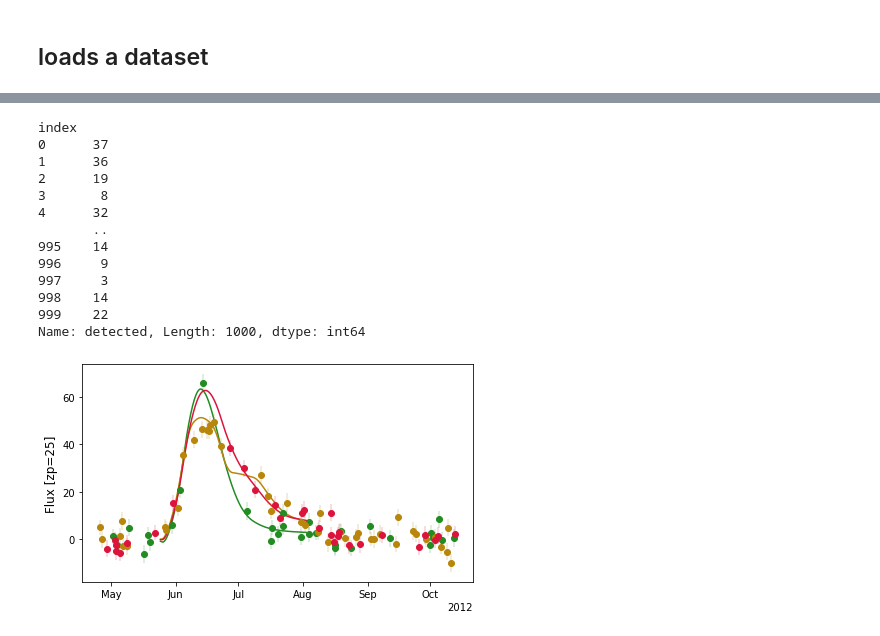
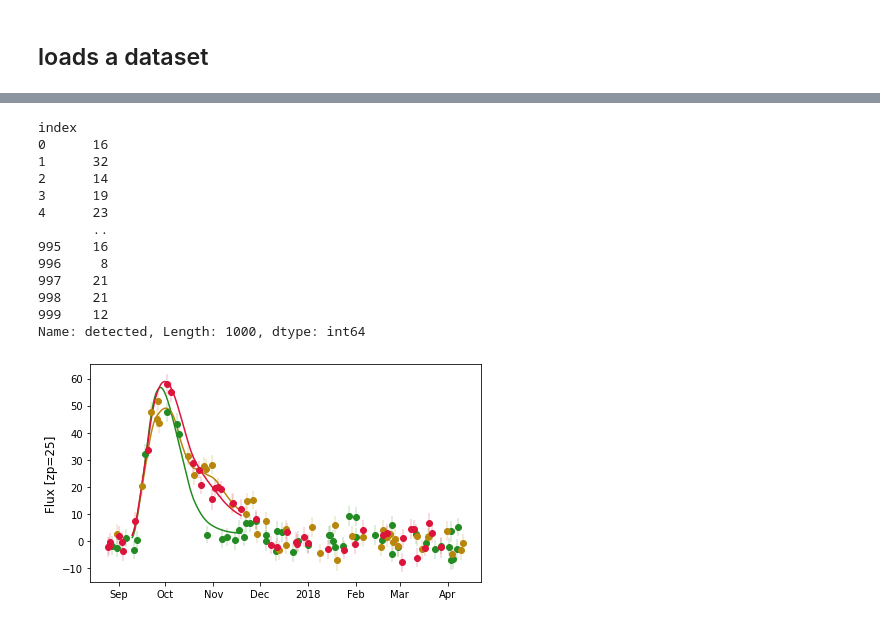
Before and after one commit to MickaelRigault/skysurvey, a Jupyter notebook: docs/quickstart/quickstart_survey_target_dataset.ipynb, the cells around one changed output, grey strips where cells are left out. Saved outputs shown, nothing was run; the diff lists cells and outputs as text; code cells hidden in the pictures.

```diff
--- a/docs/quickstart/quickstart_survey_target_dataset.ipynb
+++ b/docs/quickstart/quickstart_survey_target_dataset.ipynb
@@ -19,6 +21,6 @@ Following what we learned in Quickstart: target, let's create a SNeIa dataset:
 %%time
 snia = skysurvey.SNeIa.from_draw(1_000,
                                  zmax=0.3,
-                                 tstart=56_000, tstop=56_200,
+                                 tstart=58_000, tstop=58_200,
                                  radec={"ra_range":[100, 200], "dec_range":[-20,30]}, )
 # %% [output]
@@ -99,19 +93,19 @@ Wall time: 3.34 s
 dset.get_ndetection()
 # %% [output]
 index
-0      37
-1      36
-2      19
-3       8
-4      32
+0      16
+1      32
+2      14
+3      19
+4      23
        ..
-995    14
-996     9
-997     3
-998    14
-999    22
+995    16
+996     8
+997    21
+998    21
+999    12
 Name: detected, Length: 1000, dtype: int64
 # %%
-fig = dset.show_target_lightcurve(index=995, phase_window=[-50, 200])
+fig = dset.show_target_lightcurve(index=4, phase_window=[-50, 200])
 # %% [output]
-[figure, old version]
+[figure, new version]
```
Also changed, not shown: parts of 5 cells of this notebook, 4 other files.
